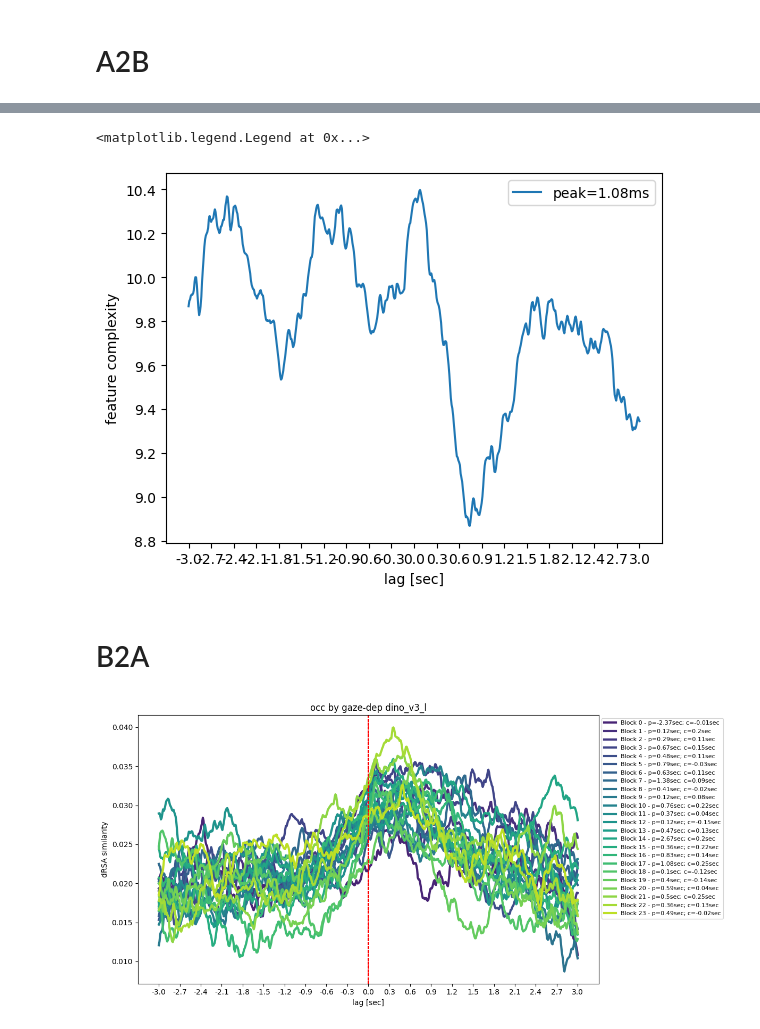
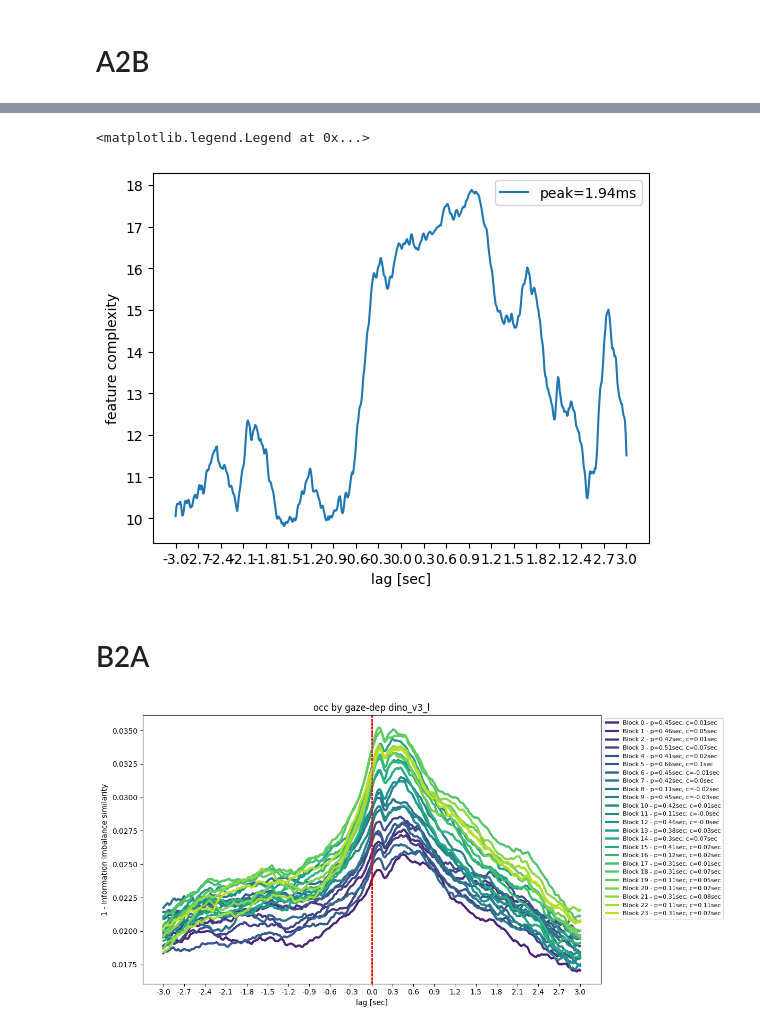
Before and after one commit to TizianoCausin01/project1917-26, a Jupyter notebook: python_scripts/scripts/viz_dynII_results.ipynb, the cells around one changed output, grey strips where cells are left out. Drawn from its saved outputs; the diff is of its cells as text; code cells hidden in the pictures.

Commit message:
Scripts to visualize the results

```diff
--- a/python_scripts/scripts/viz_dynII_results.ipynb
+++ b/python_scripts/scripts/viz_dynII_results.ipynb
@@ -36,8 +36,8 @@ class Cfg:
     n_model_components = 1000
     pooling = "all"
     PCs_to_regress_out = 50
-    iterations_n = 10
-    repetition = 0
+    iterations_n = 1000
+    repetition = 1
     signal_metric = "correlation"
     model_metric = "correlation"
     regress_out_gaze = 'PCR' # or None or pointwise
@@ -139,7 +139,7 @@ plt.ylabel("feature complexity")
 plt.legend()
 # %% [output]
 <matplotlib.legend.Legend at 0x...>
-[figure, old version]
+[figure, new version]
 # %% [markdown]
 # B2A
 # %%
@@ -168,35 +168,35 @@ for idx, l in enumerate(layers):
         res_path = save_lagged_comparisons(paths, cfg.analysis_type+"B2A", cfg.sub_num, cfg.sensors_group, cfg.repetition, full_model_name, cfg.iterations_n, cfg.len_or_lag, cfg.neu_fs, signal_metric=cfg.signal_metric, model_metric=cfg.model_metric, pseudotrials_n=cfg.pseudotrials_n, sq_side=cfg.sq_side, regress_out_gaze=cfg.regress_out_gaze)
         res = loadmat(res_path)[cfg.analysis_type]
         lagplot = get_lagplot(1-res, max_lag)
         lagplots.append(lagplot)
         # --- compute peak ---
         peak_idx = np.argmax(lagplot)
         lags = np.arange(-max_lag, max_lag + 1)
 
         weights = lagplot.copy()
         weights[weights < 0] = 0  # optional but recommended
 
         centroid = np.sum(lags * weights) / np.sum(weights)
         centroid_lag = np.round(centroid / cfg.neu_fs, 2)
         peak_val = lagplot[peak_idx]
         peak_lag = (peak_idx - max_lag) / cfg.neu_fs  # convert to seconds
         peaks.append(peak_lag)
         centroids.append(centroid_lag)
         plt.plot(lagplot, linewidth=3, label=f"Block {idx} - p={peak_lag}sec; c={centroid_lag}sec", color=colors[idx])
-        plt.ylabel("dRSA similarity")
+        plt.ylabel("1 - Information Imbalance similarity")
         plt.xlabel("lag [sec]")
         plt.xticks(ticks, ticks_labels)
         plt.axvline(max_lag, color="r", linestyle="--", linewidth=1)
 
 
     except FileNotFoundError:
         print(f"{res_path} not found")
         pass
 plt.title(f"{cfg.sensors_group} by gaze-dep {cfg.model_name}")#{cfg.sensors_group} sensors - regr out")
 plt.legend(fontsize=8, loc='upper left', bbox_to_anchor=(1, 1))
 plt.tight_layout()
 # %% [output]
-[figure, old version]
+[figure, new version]
 # %%
 from useful_stuff.general_utils.utils import spearman
 max_lag = 200
```
Also changed, not shown: parts of 4 cells of this notebook, 2 other files.
